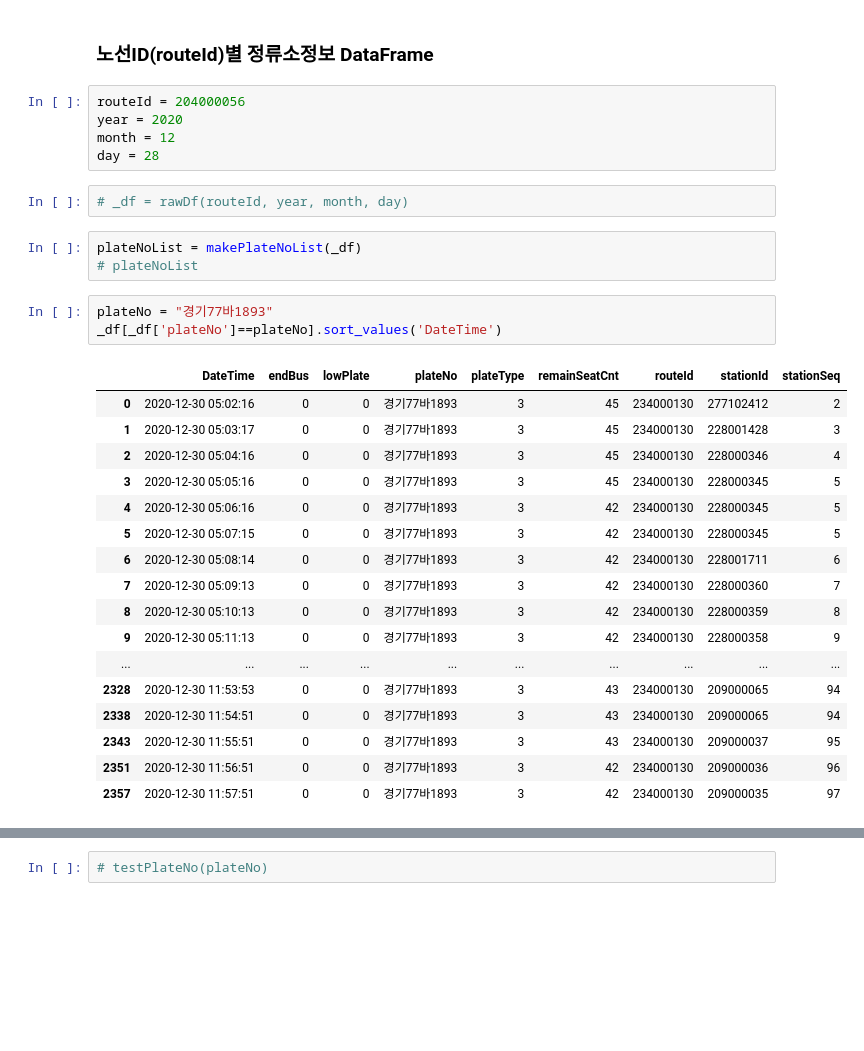
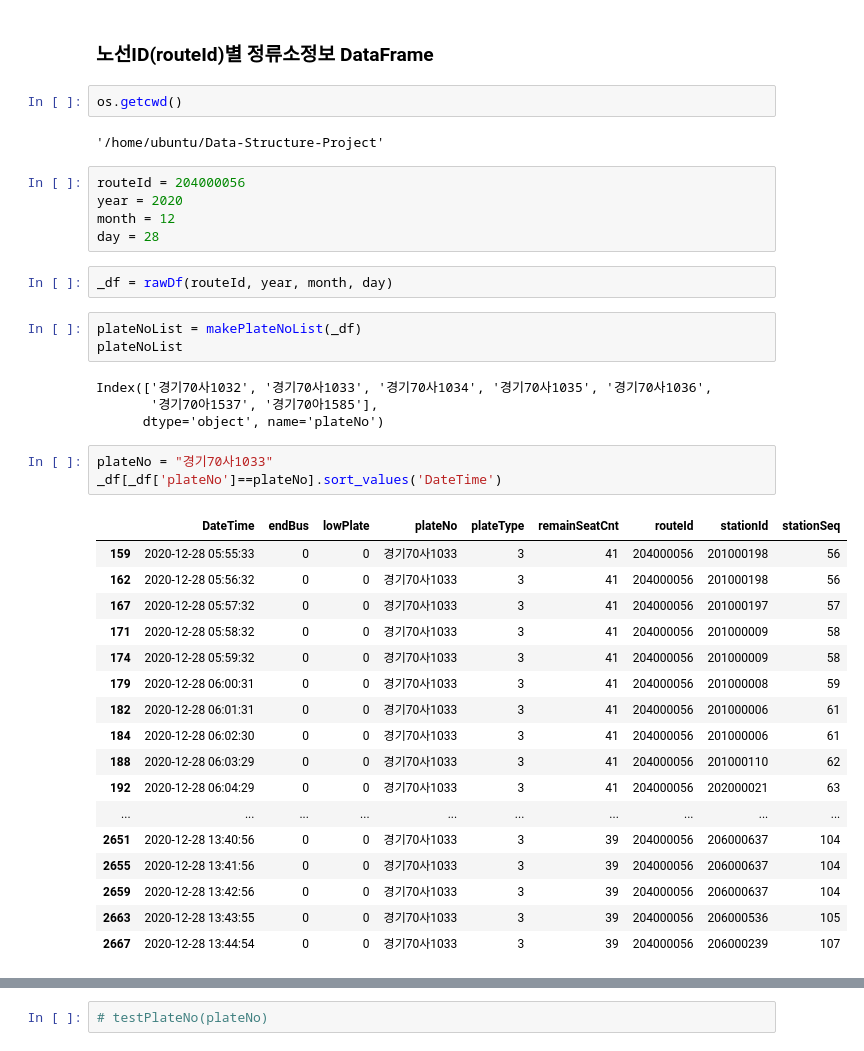
Before and after one commit to jongphago/Data-Structure-Project, a Jupyter notebook: BTTA_MakeTimeTable.ipynb, the cells around one changed output, grey strips where cells are left out. Saved outputs shown, nothing was run; the diff lists cells and outputs as text; blank space fills up the shorter version.

```diff
--- a/BTTA_MakeTimeTable.ipynb
+++ b/BTTA_MakeTimeTable.ipynb
@@ -318,37 +318,45 @@ def makePath(routeId, year, month, day):
     return outputFilePath
 # %% [markdown]
 ### 노선ID(routeId)별 정류소정보 DataFrame
+# %%
+os.getcwd()
+# %% [output]
+'/home/ubuntu/Data-Structure-Project'
 # %%
 routeId = 204000056
 year = 2020
 month = 12
 day = 28
 # %%
-# _df = rawDf(routeId, year, month, day)
+_df = rawDf(routeId, year, month, day)
 # %%
 plateNoList = makePlateNoList(_df)
-# plateNoList
+plateNoList
+# %% [output]
+Index(['경기70사1032', '경기70사1033', '경기70사1034', '경기70사1035', '경기70사1036',
+       '경기70아1537', '경기70아1585'],
+      dtype='object', name='plateNo')
 # %%
-plateNo = "경기77바1893"
+plateNo = "경기70사1033"
 _df[_df['plateNo']==plateNo].sort_values('DateTime')
 # %% [output]
 |  | DateTime | endBus | lowPlate | plateNo | plateType | remainSeatCnt | routeId | stationId | stationSeq |
-| 0 | 2020-12-30 05:02:16 | 0 | 0 | 경기77바1893 | 3 | 45 | 234000130 | 277102412 | 2 |
-| 1 | 2020-12-30 05:03:17 | 0 | 0 | 경기77바1893 | 3 | 45 | 234000130 | 228001428 | 3 |
-| 2 | 2020-12-30 05:04:16 | 0 | 0 | 경기77바1893 | 3 | 45 | 234000130 | 228000346 | 4 |
-| 3 | 2020-12-30 05:05:16 | 0 | 0 | 경기77바1893 | 3 | 45 | 234000130 | 228000345 | 5 |
-| 4 | 2020-12-30 05:06:16 | 0 | 0 | 경기77바1893 | 3 | 42 | 234000130 | 228000345 | 5 |
-| 5 | 2020-12-30 05:07:15 | 0 | 0 | 경기77바1893 | 3 | 42 | 234000130 | 228000345 | 5 |
-| 6 | 2020-12-30 05:08:14 | 0 | 0 | 경기77바1893 | 3 | 42 | 234000130 | 228001711 | 6 |
-| 7 | 2020-12-30 05:09:13 | 0 | 0 | 경기77바1893 | 3 | 42 | 234000130 | 228000360 | 7 |
-| 8 | 2020-12-30 05:10:13 | 0 | 0 | 경기77바1893 | 3 | 42 | 234000130 | 228000359 | 8 |
-| 9 | 2020-12-30 05:11:13 | 0 | 0 | 경기77바1893 | 3 | 42 | 234000130 | 228000358 | 9 |
+| 159 | 2020-12-28 05:55:33 | 0 | 0 | 경기70사1033 | 3 | 41 | 204000056 | 201000198 | 56 |
+| 162 | 2020-12-28 05:56:32 | 0 | 0 | 경기70사1033 | 3 | 41 | 204000056 | 201000198 | 56 |
+| 167 | 2020-12-28 05:57:32 | 0 | 0 | 경기70사1033 | 3 | 41 | 204000056 | 201000197 | 57 |
+| 171 | 2020-12-28 05:58:32 | 0 | 0 | 경기70사1033 | 3 | 41 | 204000056 | 201000009 | 58 |
+| 174 | 2020-12-28 05:59:32 | 0 | 0 | 경기70사1033 | 3 | 41 | 204000056 | 201000009 | 58 |
+| 179 | 2020-12-28 06:00:31 | 0 | 0 | 경기70사1033 | 3 | 41 | 204000056 | 201000008 | 59 |
+| 182 | 2020-12-28 06:01:31 | 0 | 0 | 경기70사1033 | 3 | 41 | 204000056 | 201000006 | 61 |
+| 184 | 2020-12-28 06:02:30 | 0 | 0 | 경기70사1033 | 3 | 41 | 204000056 | 201000006 | 61 |
+| 188 | 2020-12-28 06:03:29 | 0 | 0 | 경기70사1033 | 3 | 41 | 204000056 | 201000110 | 62 |
+| 192 | 2020-12-28 06:04:29 | 0 | 0 | 경기70사1033 | 3 | 41 | 204000056 | 202000021 | 63 |
 | ... | ... | ... | ... | ... | ... | ... | ... | ... | ... |
-| 2328 | 2020-12-30 11:53:53 | 0 | 0 | 경기77바1893 | 3 | 43 | 234000130 | 209000065 | 94 |
-| 2338 | 2020-12-30 11:54:51 | 0 | 0 | 경기77바1893 | 3 | 43 | 234000130 | 209000065 | 94 |
-| 2343 | 2020-12-30 11:55:51 | 0 | 0 | 경기77바1893 | 3 | 43 | 234000130 | 209000037 | 95 |
-| 2351 | 2020-12-30 11:56:51 | 0 | 0 | 경기77바1893 | 3 | 42 | 234000130 | 209000036 | 96 |
-| 2357 | 2020-12-30 11:57:51 | 0 | 0 | 경기77바1893 | 3 | 42 | 234000130 | 209000035 | 97 |
+| 2651 | 2020-12-28 13:40:56 | 0 | 0 | 경기70사1033 | 3 | 39 | 204000056 | 206000637 | 104 |
+| 2655 | 2020-12-28 13:41:56 | 0 | 0 | 경기70사1033 | 3 | 39 | 204000056 | 206000637 | 104 |
+| 2659 | 2020-12-28 13:42:56 | 0 | 0 | 경기70사1033 | 3 | 39 | 204000056 | 206000637 | 104 |
+| 2663 | 2020-12-28 13:43:55 | 0 | 0 | 경기70사1033 | 3 | 39 | 204000056 | 206000536 | 105 |
+| 2667 | 2020-12-28 13:44:54 | 0 | 0 | 경기70사1033 | 3 | 39 | 204000056 | 206000239 | 107 |
 # %%
 for plateNo in plateNoList:
     test_df = ((_df[_df['plateNo']==plateNo].sort_values('DateTime'))['stationSeq'].diff())
```
Also changed, not shown: parts of 7 cells of this notebook, 1 other file.
